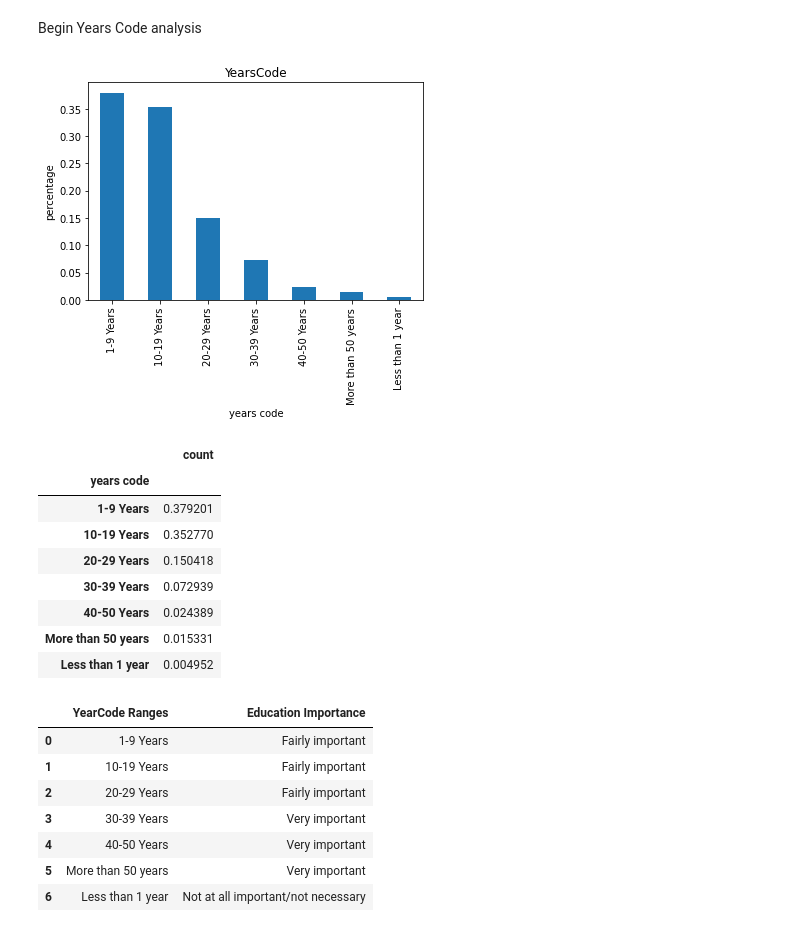
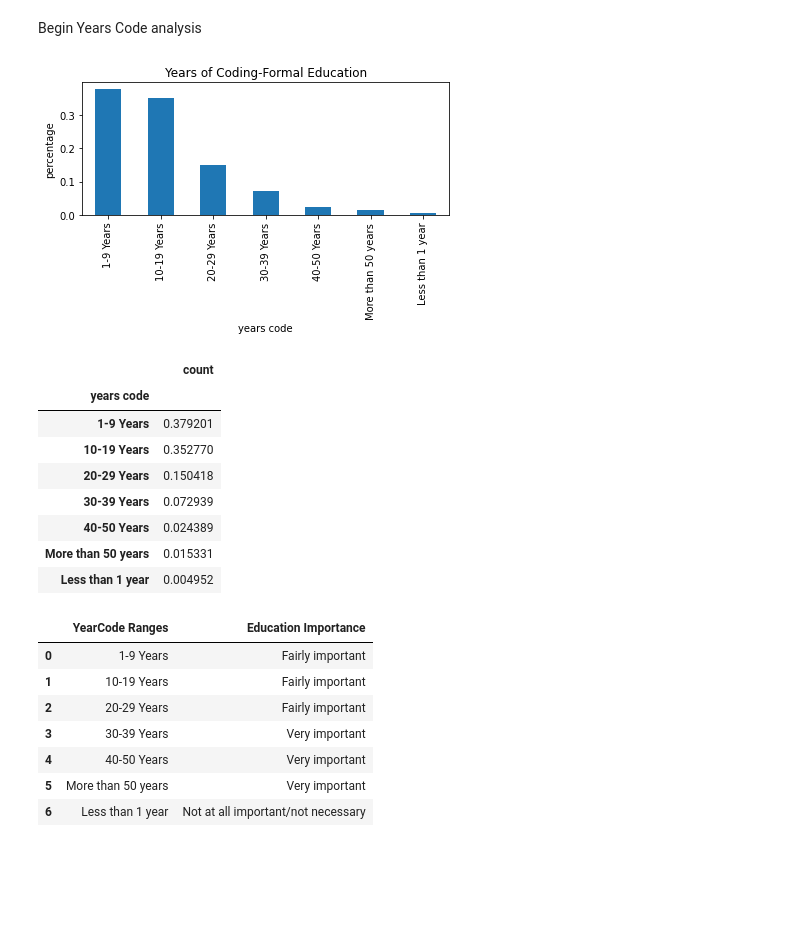
Before and after one commit to jadefreese/pj1-stackoverflow, a Jupyter notebook: formal_edu.ipynb, the cells around one changed output. Cells and saved outputs as stored; diff of their text form; code cells hidden in the pictures; blank space fills up the shorter version.

```diff
--- a/formal_edu.ipynb
+++ b/formal_edu.ipynb
@@ -167,7 +167,8 @@ gf.bar_plotting(employment_df,'Employment',plot = True)
 | Retired | 0.004042 |
 # %%
 emp_stat_1 = gf.percentage_breakdown(df[df['Employment'] == 'Employed full-time'], ed_impt_resp, 'NEWEdImpt', 'Employed full-time')
-emp_stat_2 = gf.percentage_breakdown(df[df['Employment'] == 'Independent contractor, freelancer, or self-employed'], ed_impt_resp,                                         'NEWEdImpt', 'Independent contractor, freelancer, or self-employed')
+emp_stat_2 = gf.percentage_breakdown(df[df['Employment'] == 'Independent contractor, freelancer, or self-employed'], ed_impt_resp,
+                                     'NEWEdImpt', 'Independent contractor, freelancer, or self-employed')
 emp_stat_3 = gf.percentage_breakdown(df[df['Employment'] == 'Employed part-time'], ed_impt_resp, 'NEWEdImpt', 'Employed part-time')
 emp_stat_4 = gf.percentage_breakdown(df[df['Employment'] == 'Not employed, but looking for work'], ed_impt_resp, 'NEWEdImpt',
                                      'Not employed, but looking for work')
@@ -242,7 +245,8 @@ eth_7 = gf.percentage_breakdown(df[df['Ethnicity'] == 'Black or of African desce
 eth_8 = gf.percentage_breakdown(df[df['Ethnicity'] == 'Multiracial'], ed_impt_resp, 'NEWEdImpt', 'Multiracial')
 eth_9 = gf.percentage_breakdown(df[df['Ethnicity'] == 'Biracial'], ed_impt_resp, 'NEWEdImpt', 'Biracial')
 eth_10 = gf.percentage_breakdown(df[df['Ethnicity'] ==
-                                 'Indigenous (such as Native American, Pacific Islander, or Indigenous Australian)'], ed_impt_resp,                                    'NEWEdImpt', 'Indigenous (such as Native American, Pacific Islander, or Indigenous Australian)')
+                                 'Indigenous (such as Native American, Pacific Islander, or Indigenous Australian)'], ed_impt_resp,
+                                 'NEWEdImpt', 'Indigenous (such as Native American, Pacific Islander, or Indigenous Australian)')
 # %%
 list_of_eth = [eth_1, eth_2, eth_3, eth_4, eth_5, eth_6, eth_7, eth_8, eth_9, eth_10]
 top_ethnicity_resp = pd.DataFrame(columns = ['Ethnicity','Education Importance'])
@@ -298,7 +302,8 @@ gf.bar_plotting(gender_df,'Gender',plot=True)
 # %%
 gen_1 = gf.percentage_breakdown(df[df['Gender'] == 'Man'], ed_impt_resp, 'NEWEdImpt', 'Man')
 gen_2 = gf.percentage_breakdown(df[df['Gender'] == 'Woman'], ed_impt_resp, 'NEWEdImpt', 'Woman')
-gen_3 = gf.percentage_breakdown(df[df['Gender'] == 'Non-binary, genderqueer, or gender non-conforming'], ed_impt_resp, 'NEWEdImpt',                                   'Non-binary, genderqueer, or gender non-conforming')
+gen_3 = gf.percentage_breakdown(df[df['Gender'] == 'Non-binary, genderqueer, or gender non-conforming'], ed_impt_resp, 'NEWEdImpt',
+                                'Non-binary, genderqueer, or gender non-conforming')
 # %%
 list_of_gen = [gen_1, gen_2, gen_3]
 top_gender_resp = pd.DataFrame(columns = ['Gender','Education Importance'])
@@ -351,10 +356,10 @@ def yr_bin(yrs):
 # %%
 yr_code_df = df['YearsCode'].apply(yr_bin).value_counts().reset_index()
 yr_code_df.rename(columns = {'index':'years code','YearsCode':'count'}, inplace = True)
 df['YearsCode Ranges'] = df['YearsCode'].apply(yr_bin)
-gf.bar_plotting(yr_code_df,'YearsCode',plot=True)
+gf.bar_plotting(yr_code_df,'Years of Coding-Formal Education',plot=True)
 # %% [output]
-[figure, old version]
+[figure, new version]
 |  | count |
 | years code |  |
 | 1-9 Years | 0.379201 |
```
Also changed, not shown: parts of 8 cells of this notebook, 21 other files.
